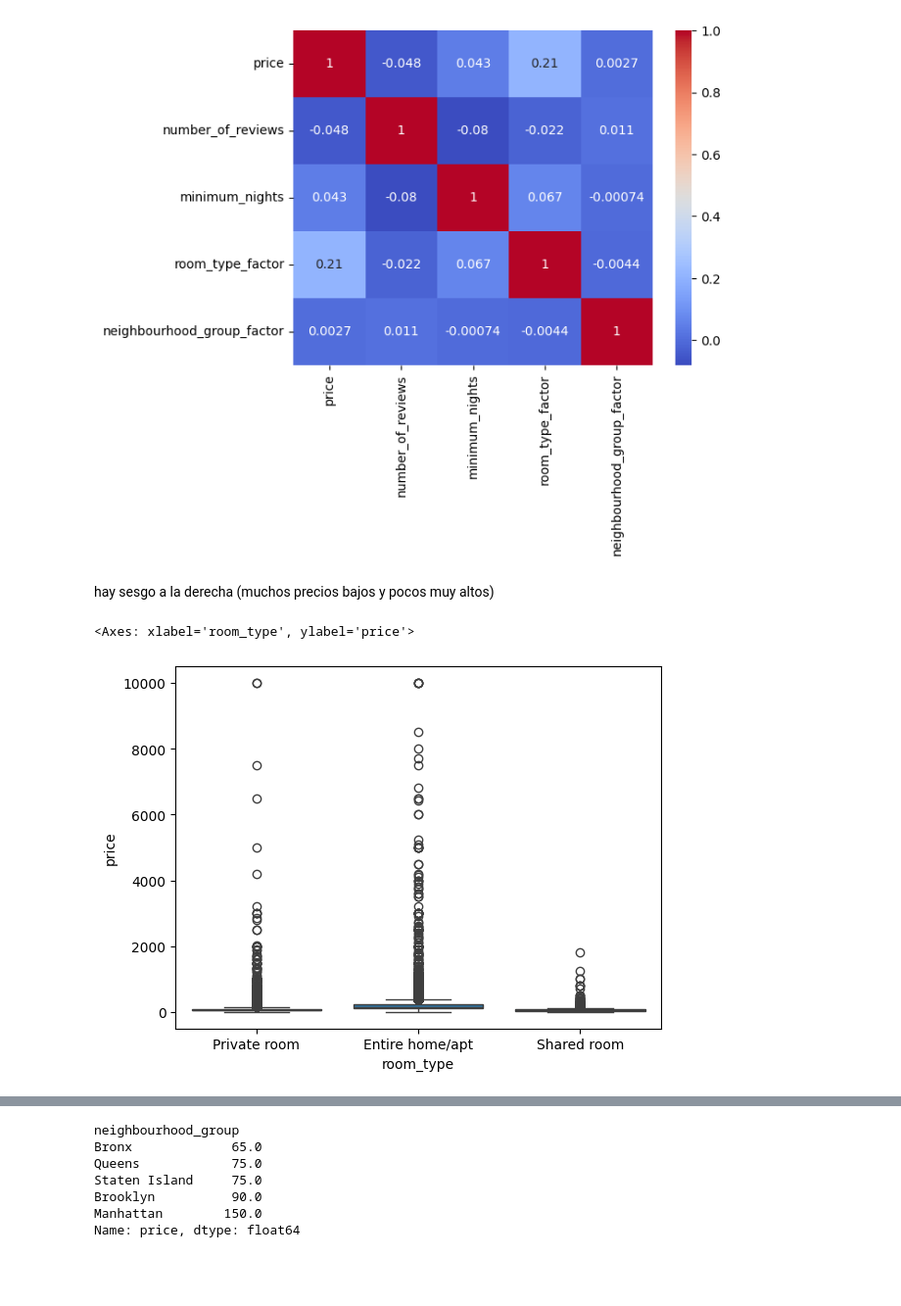
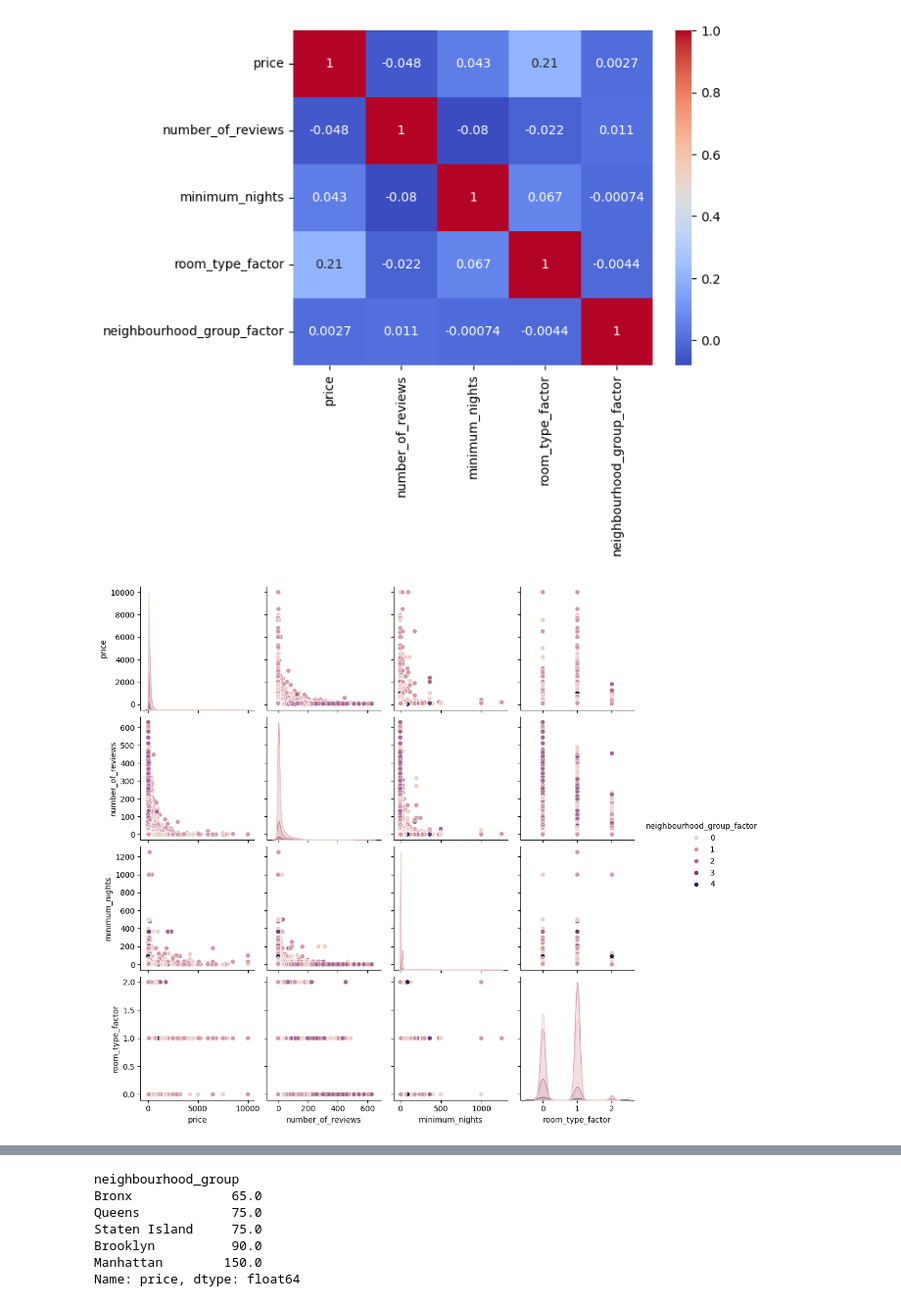
Before and after one commit to 4GeeksAcademy/ekbalam11-machine-learning, a Jupyter notebook: src/00-eda-airbnb-ny.ipynb, the cells around one changed output, grey strips where cells are left out. Shown at 98% size. Cells and saved outputs as stored; diff of their text form; code cells hidden in the pictures; blank space fills up the shorter version.

```diff
--- a/src/00-eda-airbnb-ny.ipynb
+++ b/src/00-eda-airbnb-ny.ipynb
@@ -155,11 +158,10 @@ sns.heatmap(corr_matrix, annot=True, cmap="coolwarm")
 plt.show()
 # %% [output]
 [figure]
-# %% [markdown]
-hay sesgo a la derecha (muchos precios bajos y pocos muy altos)
 # %%
-sns.boxplot(x="room_type", y="price", data=df)
+# Queremos ver la relación que hay entre los barrios y cada una de las variables numéricas.
+sns.pairplot(filtered_df, hue="neighbourhood_group_factor")
+plt.show()
 # %% [output]
-<Axes: xlabel='room_type', ylabel='price'>
-[figure, old version]
+[figure, new version]
 # %%
```
Also changed, not shown: parts of 15 cells of this notebook, 2 other files.
